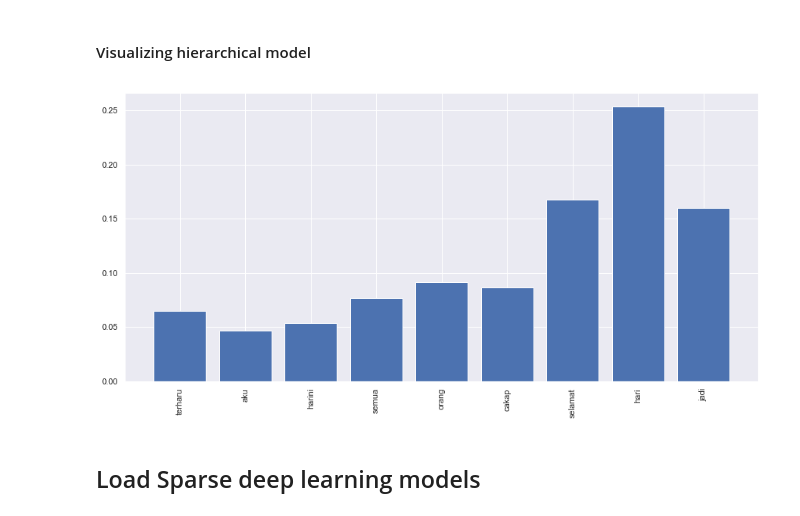
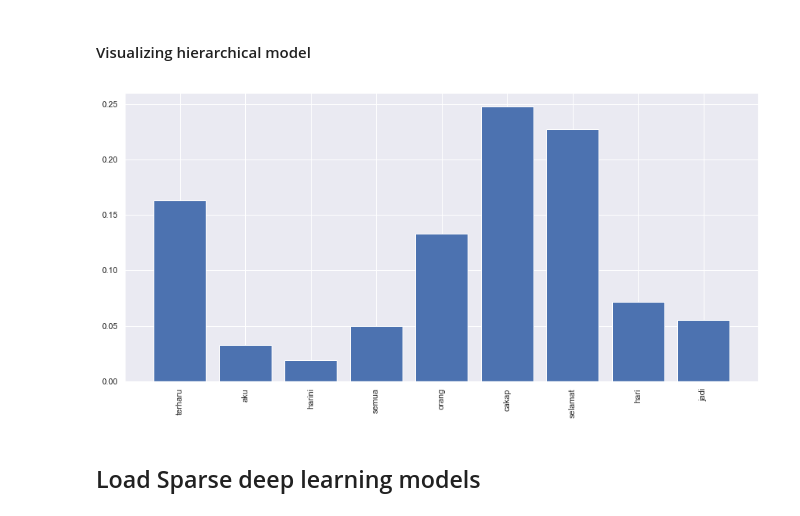
Before and after one commit to mesolitica/malaya, a Jupyter notebook: example/emotion/load-emotion.ipynb, the cells around one changed output. Cells and saved outputs as stored; diff of their text form; code cells hidden in the pictures.

Commit message:
fix toxic bugs and added 'get_proba' for deep learning models

```diff
--- a/example/emotion/load-emotion.ipynb
+++ b/example/emotion/load-emotion.ipynb
@@ -98,6 +85,12 @@ for i in malaya.emotion.available_deep_model():
                     love_text,
                     sadness_text,
                     surprise_text]))
+    print(model.predict_batch([anger_text,
+                    fear_text,
+                    joy_text,
+                    love_text,
+                    sadness_text,
+                    surprise_text], get_proba = True))
     print()
 # %% [output]
 Testing fast-text model
@@ -157,17 +152,17 @@ plt.show()
 #### Visualizing hierarchical model
 # %%
 model = malaya.emotion.deep_model('hierarchical')
-result = model.predict(surprise_text)['attention']
+result = model.predict(surprise_text, get_proba=True)['attention']
 
 plt.figure(figsize = (15, 7))
 labels = [r[0] for r in result]
 val = [r[1] for r in result]
 aranged = [i for i in range(len(labels))]
 plt.bar(aranged, val)
 plt.xticks(aranged, labels, rotation = 'vertical')
 plt.show()
 # %% [output]
-[figure, old version]
+[figure, new version]
 # %% [markdown]
 ## Load Sparse deep learning models
 # %% [markdown]
```
Also changed, not shown: parts of 12 cells of this notebook, 58 other files.
